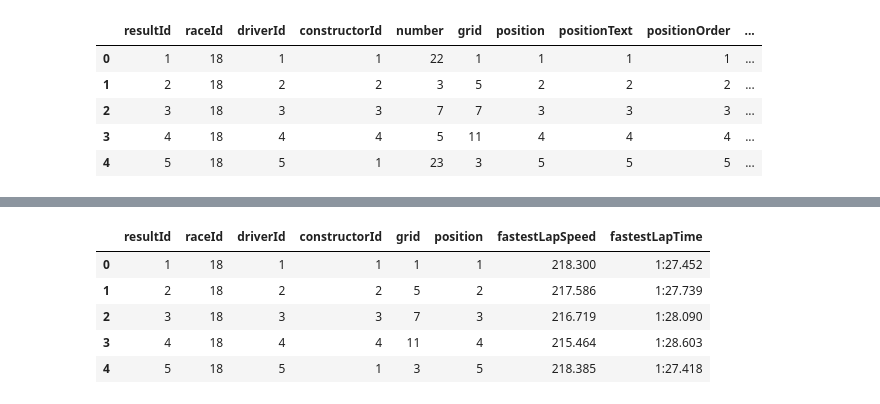
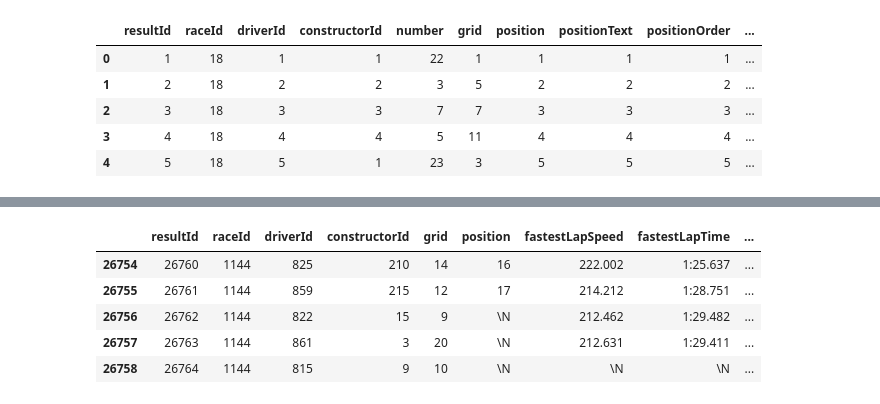
Before and after one commit to abtonmoy/F1-Prediction-Engine, a Jupyter notebook: FastF1EDA.ipynb, the cells around one changed output, grey strips where cells are left out. Cells and saved outputs as stored; diff of their text form; code cells hidden in the pictures.

Commit message:
Data Cleaning and EDA

```diff
--- a/FastF1EDA.ipynb
+++ b/FastF1EDA.ipynb
@@ -467,9 +447,13 @@ regr_pits = pit_stops[['raceId', 'driverId', 'stop', 'lap', 'milliseconds']]
+# %%
+pit_data = regr_pits.groupby(['raceId', 'driverId'])['stop'].max().reset_index()
+# %%
+regression_df = regression_df.merge(pit_data, on=['raceId', 'driverId'], how='left')
 # %%
-regression_df.head()
+regression_df.tail()
 # %% [output]
-|  | resultId | raceId | driverId | constructorId | grid | position | fastestLapSpeed | fastestLapTime |
-| 0 | 1 | 18 | 1 | 1 | 1 | 1 | 218.300 | 1:27.452 |
-| 1 | 2 | 18 | 2 | 2 | 5 | 2 | 217.586 | 1:27.739 |
-| 2 | 3 | 18 | 3 | 3 | 7 | 3 | 216.719 | 1:28.090 |
-| 3 | 4 | 18 | 4 | 4 | 11 | 4 | 215.464 | 1:28.603 |
-| 4 | 5 | 18 | 5 | 1 | 3 | 5 | 218.385 | 1:27.418 |
+|  | resultId | raceId | driverId | constructorId | grid | position | fastestLapSpeed | fastestLapTime | ... |
+| 26754 | 26760 | 1144 | 825 | 210 | 14 | 16 | 222.002 | 1:25.637 | ... |
+| 26755 | 26761 | 1144 | 859 | 215 | 12 | 17 | 214.212 | 1:28.751 | ... |
+| 26756 | 26762 | 1144 | 822 | 15 | 9 | \N | 212.462 | 1:29.482 | ... |
+| 26757 | 26763 | 1144 | 861 | 3 | 20 | \N | 212.631 | 1:29.411 | ... |
+| 26758 | 26764 | 1144 | 815 | 9 | 10 | \N | \N | \N | ... |
```
Also changed, not shown: parts of 24 cells of this notebook, 36 other files.
